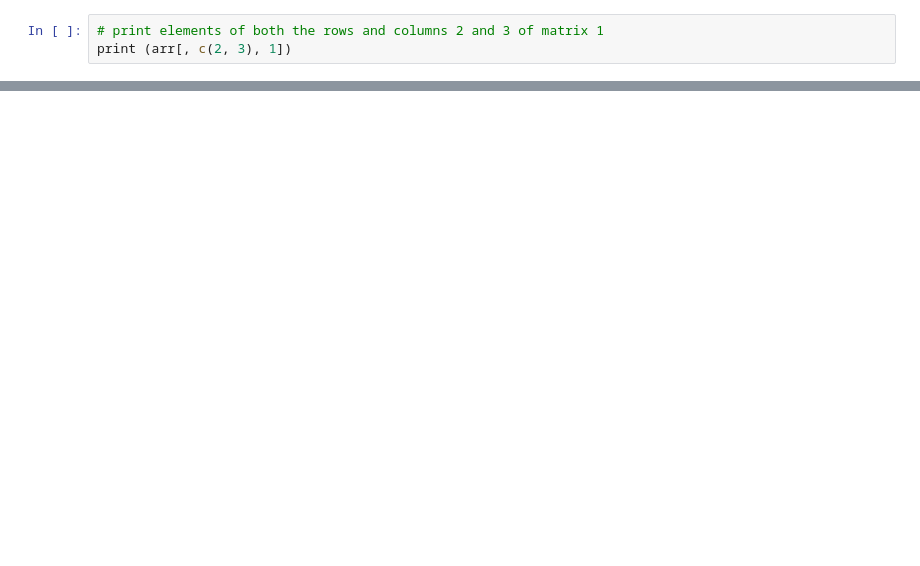
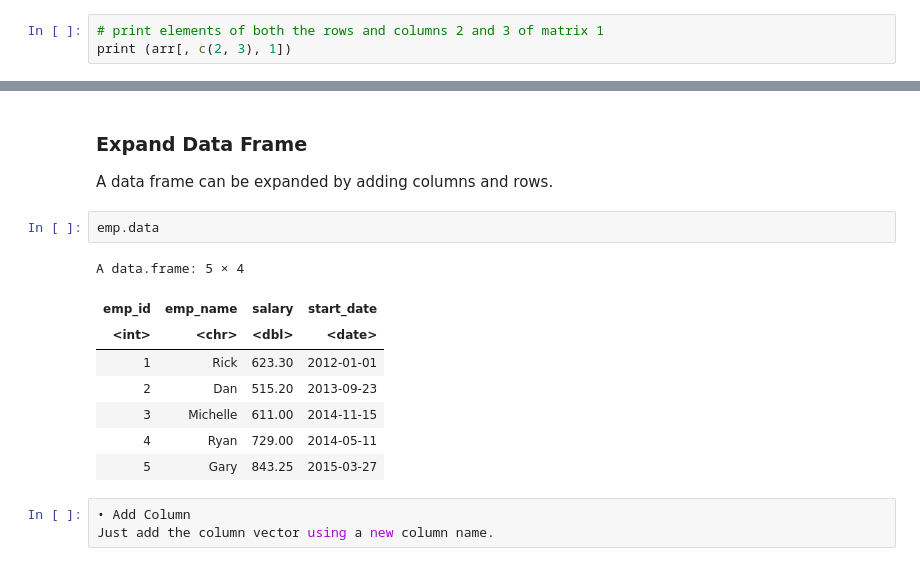
Before and after one commit to svkarthik86/R-Programming, a Jupyter notebook: Intro-R Prog.ipynb, the cells around one changed output, grey strips where cells are left out. Drawn from its saved outputs; the diff is of its cells as text; blank space fills up the shorter version.

```diff
--- a/Intro-R Prog.ipynb
+++ b/Intro-R Prog.ipynb
@@ -1845,0 +1793,17 @@ Levels: green red yellow
+# %% [markdown]
+### Expand Data Frame
+A data frame can be expanded by adding columns and rows.
+# %%
+emp.data
+# %% [output]
+A data.frame: 5 × 4
+| emp_id | emp_name | salary | start_date |
+| <int> | <chr> | <dbl> | <date> |
+| 1 | Rick | 623.30 | 2012-01-01 |
+| 2 | Dan | 515.20 | 2013-09-23 |
+| 3 | Michelle | 611.00 | 2014-11-15 |
+| 4 | Ryan | 729.00 | 2014-05-11 |
+| 5 | Gary | 843.25 | 2015-03-27 |
+# %%
+• Add Column
+Just add the column vector using a new column name.
```
Also changed, not shown: parts of 220 cells of this notebook.
